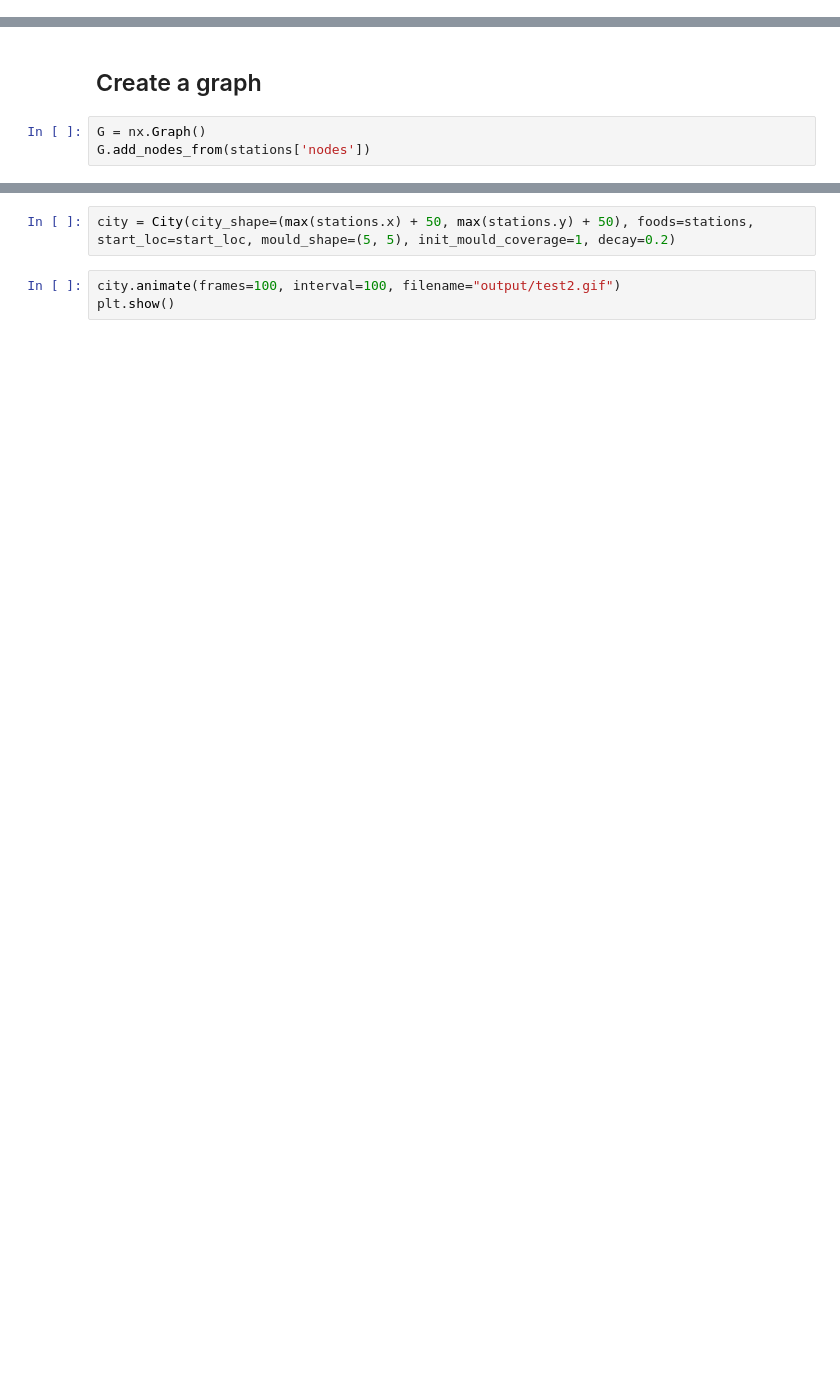
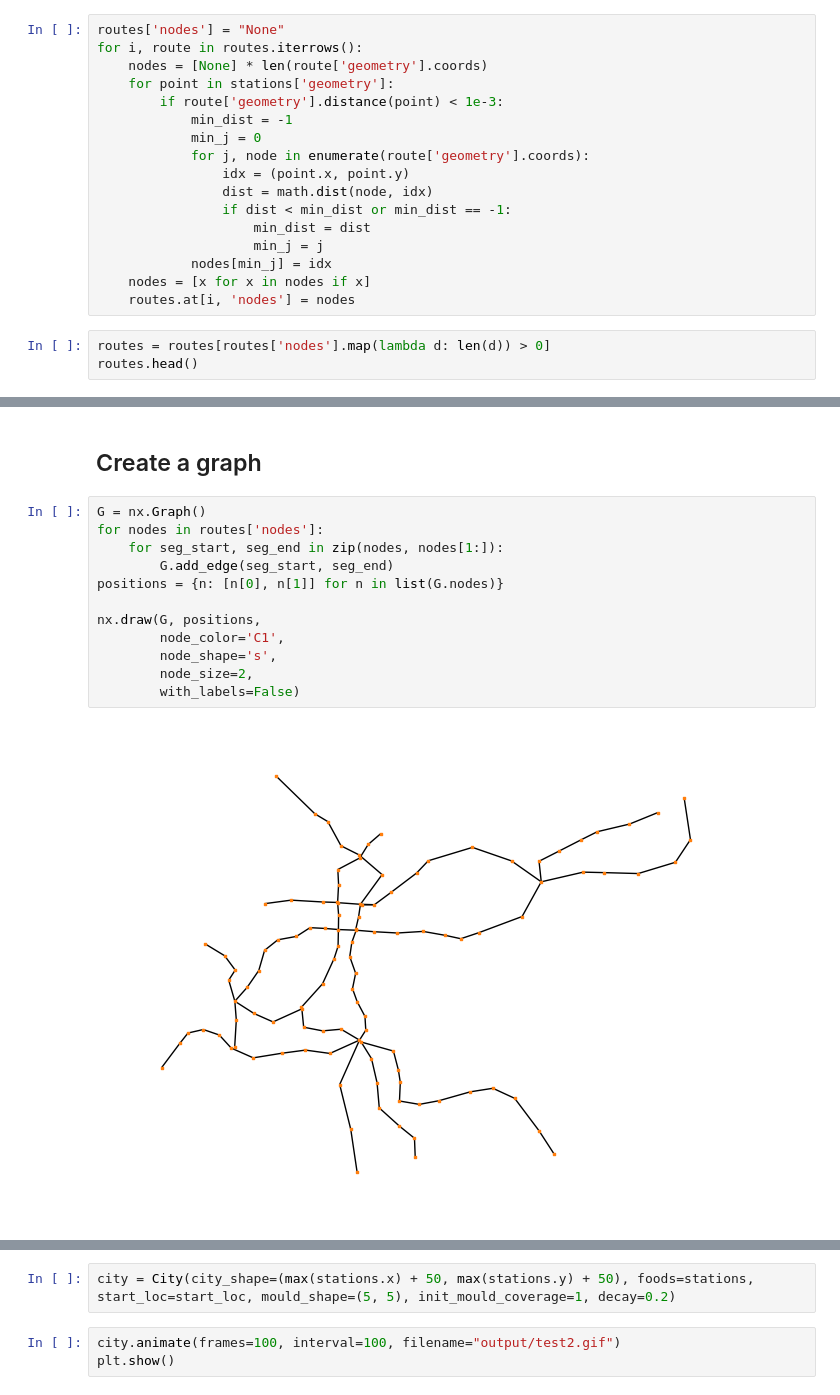
Before and after one commit to MoeBuTa/SlimeMould, a Jupyter notebook: slime.ipynb, the cells around one changed output, grey strips where cells are left out. Cells and saved outputs as stored; diff of their text form; blank space fills up the shorter version.

```diff
--- a/slime.ipynb
+++ b/slime.ipynb
@@ -63,0 +52,20 @@ stations.head()
+# %%
+routes['nodes'] = "None"
+for i, route in routes.iterrows():
+    nodes = [None] * len(route['geometry'].coords)
+    for point in stations['geometry']:
+        if route['geometry'].distance(point) < 1e-3:
+            min_dist = -1
+            min_j = 0
+            for j, node in enumerate(route['geometry'].coords):
+                idx = (point.x, point.y)
+                dist = math.dist(node, idx)
+                if dist < min_dist or min_dist == -1:
+                    min_dist = dist
+                    min_j = j
+            nodes[min_j] = idx
+    nodes = [x for x in nodes if x]
+    routes.at[i, 'nodes'] = nodes
+# %%
+routes = routes[routes['nodes'].map(lambda d: len(d)) > 0]
+routes.head()
@@ -64,5 +79,16 @@ stations.head()
 # %% [markdown]
 ## Create a graph
-# %%
-G = nx.Graph()
-G.add_nodes_from(stations['nodes'])
+# %%
+G = nx.Graph()
+for nodes in routes['nodes']:
+    for seg_start, seg_end in zip(nodes, nodes[1:]):
+        G.add_edge(seg_start, seg_end)
+positions = {n: [n[0], n[1]] for n in list(G.nodes)}
+
+nx.draw(G, positions,
+        node_color='C1',
+        node_shape='s',
+        node_size=2,
+        with_labels=False)
+# %% [output]
+[figure, added]
```
Also changed, not shown: parts of 11 cells of this notebook, 5 other files.
